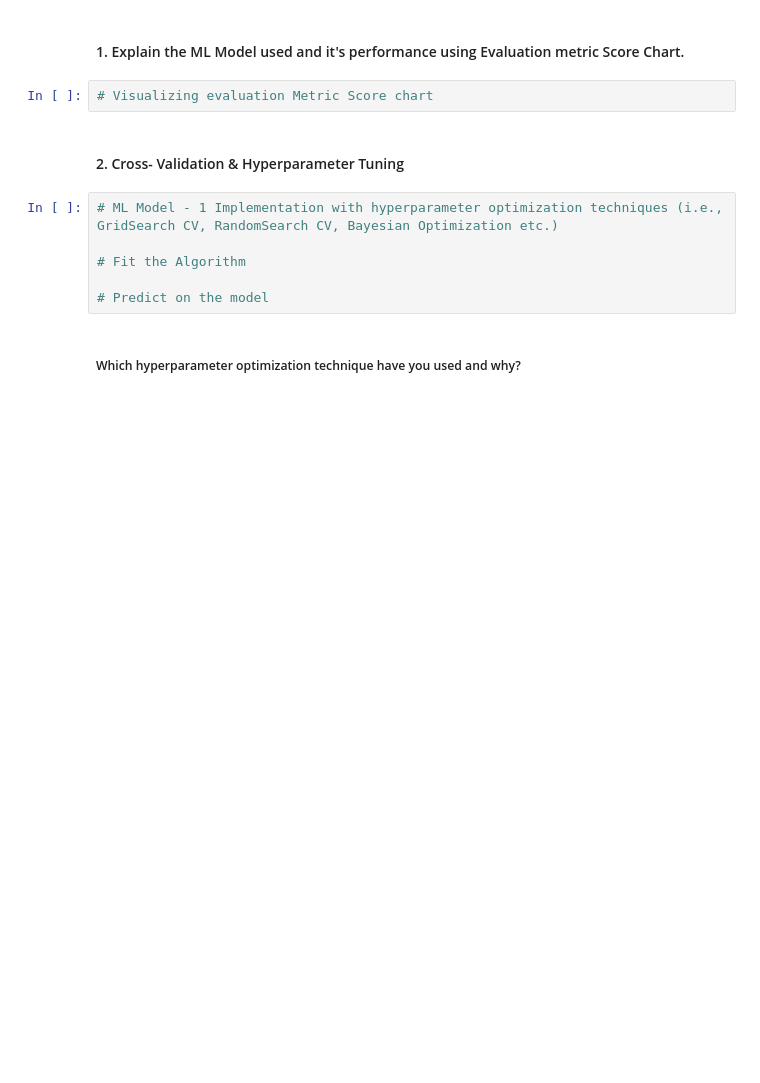
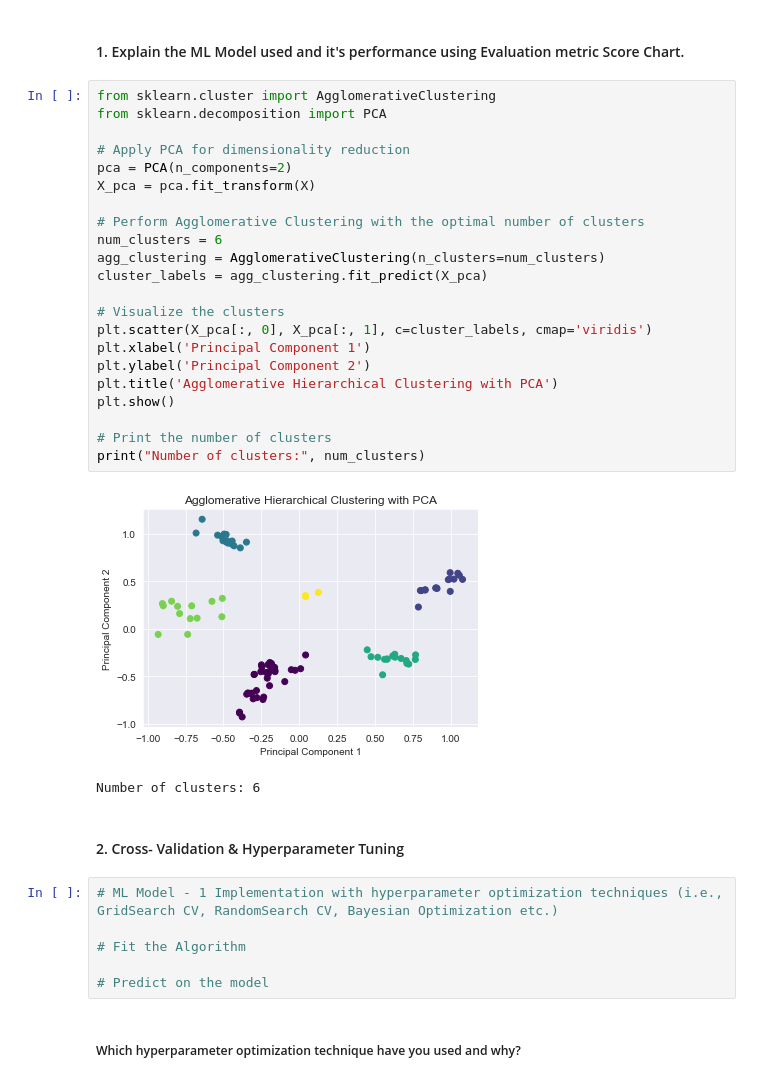
Before and after one commit to Saurabhshrma/Zomato-Restaurant-Clustering-and-Sentiment-Analysis, a Jupyter notebook: Zomato Restaurant Clustering and Sentiment Analysis.ipynb, the cells around one changed output. Saved outputs shown, nothing was run; the diff lists cells and outputs as text; blank space fills up the shorter version.

```diff
--- a/Zomato Restaurant Clustering and Sentiment Analysis.ipynb
+++ b/Zomato Restaurant Clustering and Sentiment Analysis.ipynb
@@ -1467,7 +1654,30 @@ Answer Here.
 # %% [markdown]
 #### 1. Explain the ML Model used and it's performance using Evaluation metric Score Chart.
-# %%
-# Visualizing evaluation Metric Score chart
+# %%
+from sklearn.cluster import AgglomerativeClustering
+from sklearn.decomposition import PCA
+
+# Apply PCA for dimensionality reduction
+pca = PCA(n_components=2)
+X_pca = pca.fit_transform(X)
+
+# Perform Agglomerative Clustering with the optimal number of clusters
+num_clusters = 6
+agg_clustering = AgglomerativeClustering(n_clusters=num_clusters)
+cluster_labels = agg_clustering.fit_predict(X_pca)
+
+# Visualize the clusters
+plt.scatter(X_pca[:, 0], X_pca[:, 1], c=cluster_labels, cmap='viridis')
+plt.xlabel('Principal Component 1')
+plt.ylabel('Principal Component 2')
+plt.title('Agglomerative Hierarchical Clustering with PCA')
+plt.show()
+
+# Print the number of clusters
+print("Number of clusters:", num_clusters)
+# %% [output]
+[figure, added]
+Number of clusters: 6
 # %% [markdown]
 #### 2. Cross- Validation & Hyperparameter Tuning
 # %%
```
Also changed, not shown: parts of 13 cells of this notebook.
